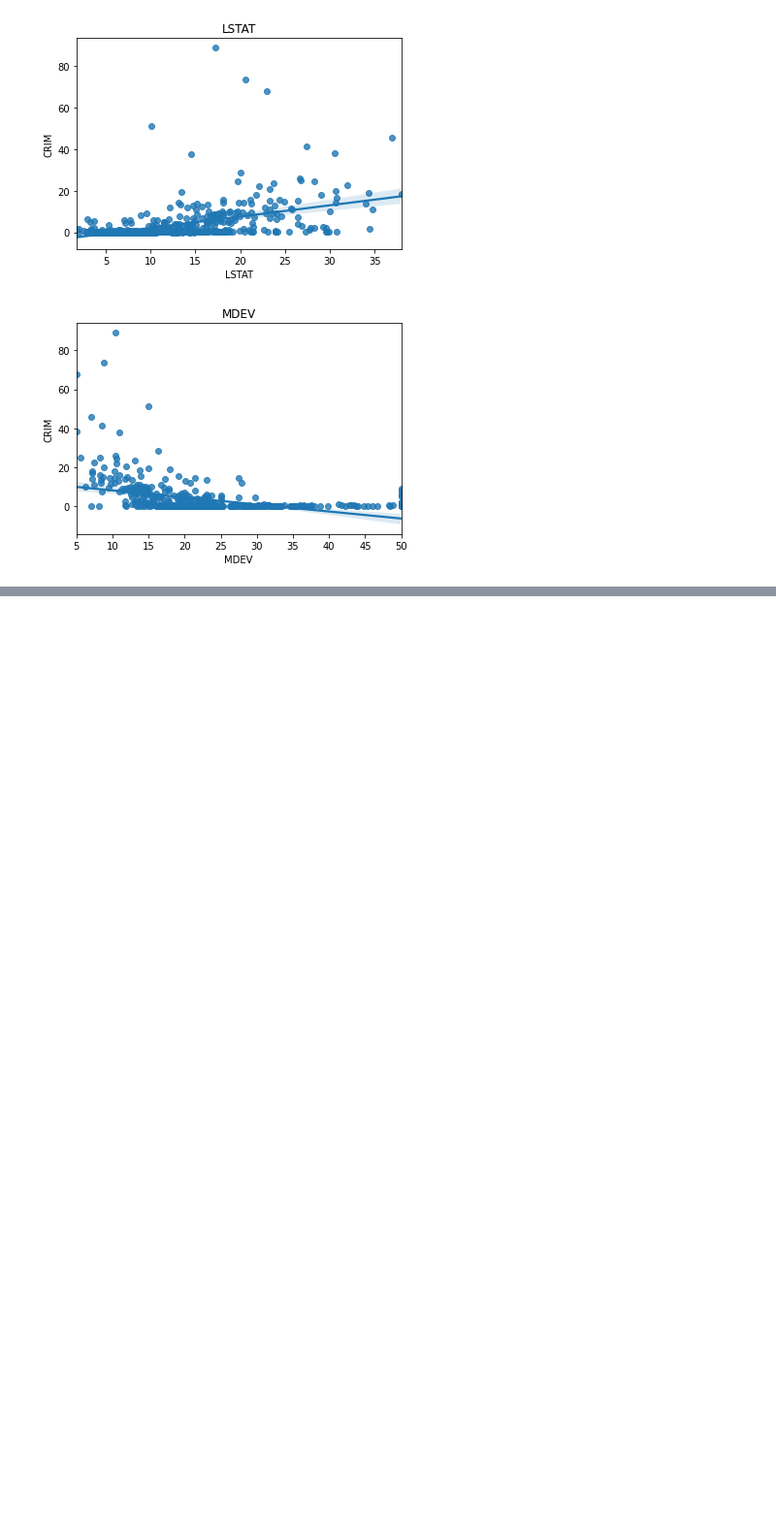
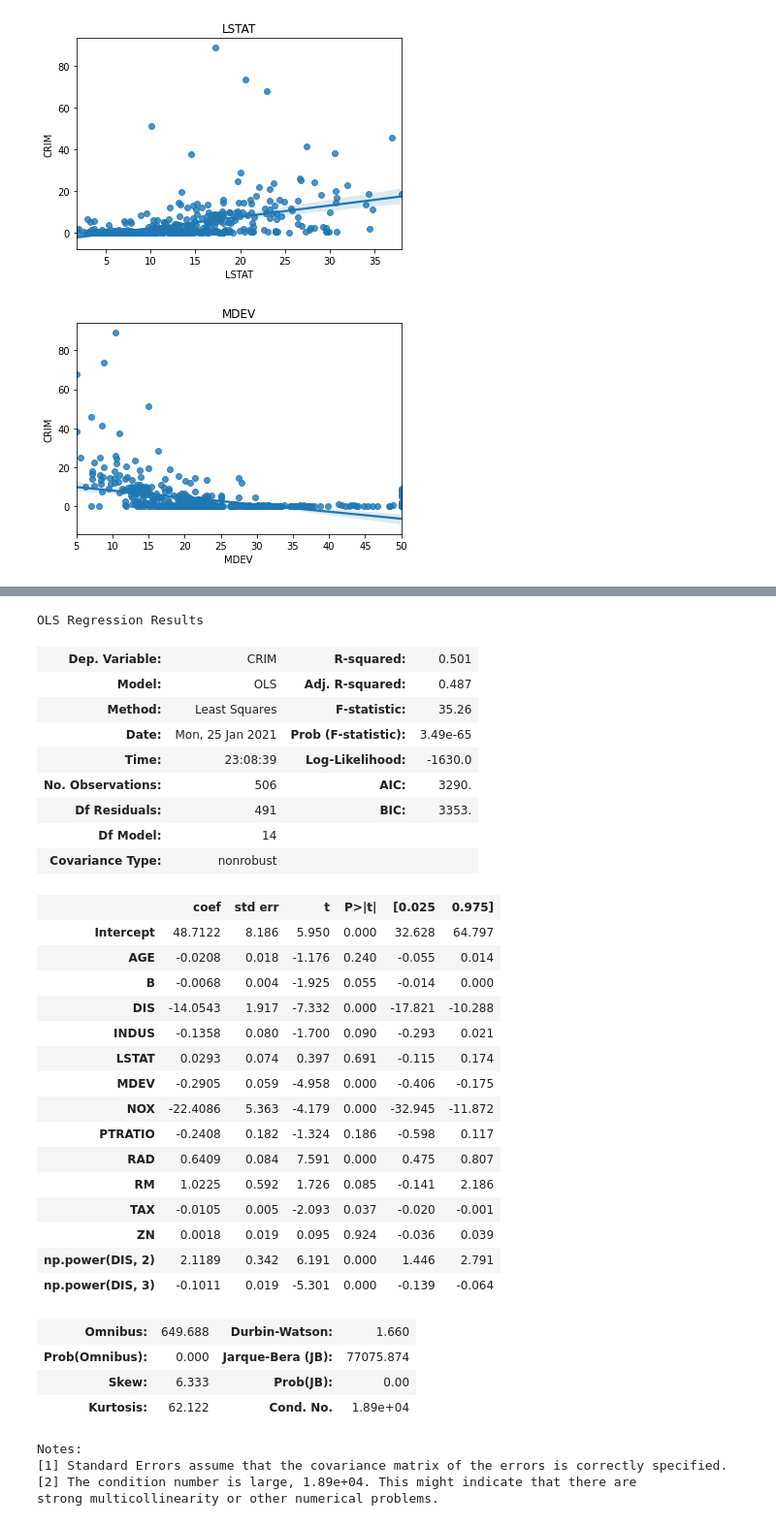
Before and after one commit to RicardoSauce/Machine-Learning, a Jupyter notebook: PS1.ipynb, the cells around one changed output, grey strips where cells are left out. Shown at 97% size. Saved outputs shown, nothing was run; the diff lists cells and outputs as text; code cells hidden in the pictures; blank space fills up the shorter version.

```diff
--- a/PS1.ipynb
+++ b/PS1.ipynb
@@ -267,0 +268,43 @@ Text(0.5, 1.0, 'Comparison between multivariate and univariate coefficients')
+# %%
+#D
+#Is there evidence of non-linear association between any of the predictors and the response?
+#To answer this question, for each predictor X, fit a model of the form:
+predictors = ' + '.join(boston.columns.difference(['CHAS','CRIM']))
+
+result_D = smf.ols(formula = 'CRIM ~ {} + np.power(DIS, 2) + np.power(DIS,3)'.format(predictors),data = boston).fit()
+result_D.summary()
+# %% [output]
+OLS Regression Results
+| Dep. Variable: | CRIM | R-squared: | 0.501 |
+| Model: | OLS | Adj. R-squared: | 0.487 |
+| Method: | Least Squares | F-statistic: | 35.26 |
+| Date: | Mon, 25 Jan 2021 | Prob (F-statistic): | 3.49e-65 |
+| Time: | 23:08:39 | Log-Likelihood: | -1630.0 |
+| No. Observations: | 506 | AIC: | 3290. |
+| Df Residuals: | 491 | BIC: | 3353. |
+| Df Model: | 14 |  |  |
+| Covariance Type: | nonrobust |  |  |
+|  | coef | std err | t | P>|t| | [0.025 | 0.975] |
+| Intercept | 48.7122 | 8.186 | 5.950 | 0.000 | 32.628 | 64.797 |
+| AGE | -0.0208 | 0.018 | -1.176 | 0.240 | -0.055 | 0.014 |
+| B | -0.0068 | 0.004 | -1.925 | 0.055 | -0.014 | 0.000 |
+| DIS | -14.0543 | 1.917 | -7.332 | 0.000 | -17.821 | -10.288 |
+| INDUS | -0.1358 | 0.080 | -1.700 | 0.090 | -0.293 | 0.021 |
+| LSTAT | 0.0293 | 0.074 | 0.397 | 0.691 | -0.115 | 0.174 |
+| MDEV | -0.2905 | 0.059 | -4.958 | 0.000 | -0.406 | -0.175 |
+| NOX | -22.4086 | 5.363 | -4.179 | 0.000 | -32.945 | -11.872 |
+| PTRATIO | -0.2408 | 0.182 | -1.324 | 0.186 | -0.598 | 0.117 |
+| RAD | 0.6409 | 0.084 | 7.591 | 0.000 | 0.475 | 0.807 |
+| RM | 1.0225 | 0.592 | 1.726 | 0.085 | -0.141 | 2.186 |
+| TAX | -0.0105 | 0.005 | -2.093 | 0.037 | -0.020 | -0.001 |
+| ZN | 0.0018 | 0.019 | 0.095 | 0.924 | -0.036 | 0.039 |
+| np.power(DIS, 2) | 2.1189 | 0.342 | 6.191 | 0.000 | 1.446 | 2.791 |
+| np.power(DIS, 3) | -0.1011 | 0.019 | -5.301 | 0.000 | -0.139 | -0.064 |
+| Omnibus: | 649.688 | Durbin-Watson: | 1.660 |
+| Prob(Omnibus): | 0.000 | Jarque-Bera (JB): | 77075.874 |
+| Skew: | 6.333 | Prob(JB): | 0.00 |
+| Kurtosis: | 62.122 | Cond. No. | 1.89e+04 |
+Notes:
+[1] Standard Errors assume that the covariance matrix of the errors is correctly specified.
+[2] The condition number is large, 1.89e+04. This might indicate that there are
+strong multicollinearity or other numerical problems.
```
Also changed, not shown: parts of 3 cells of this notebook, 2 other files.
